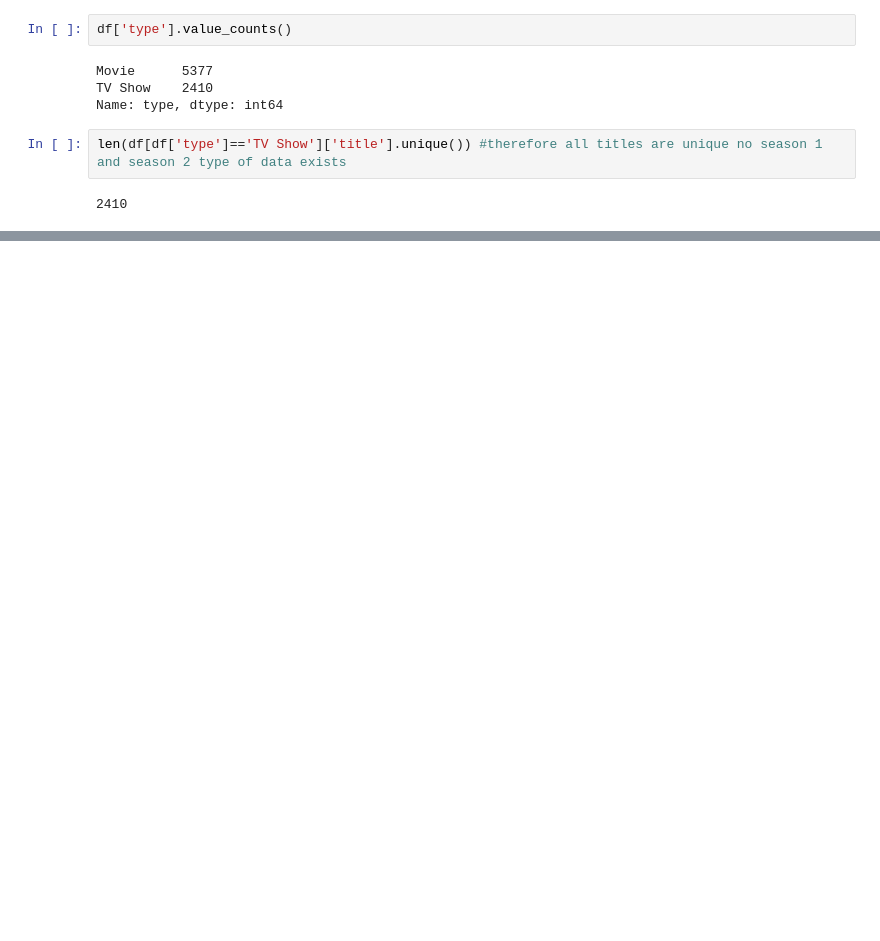
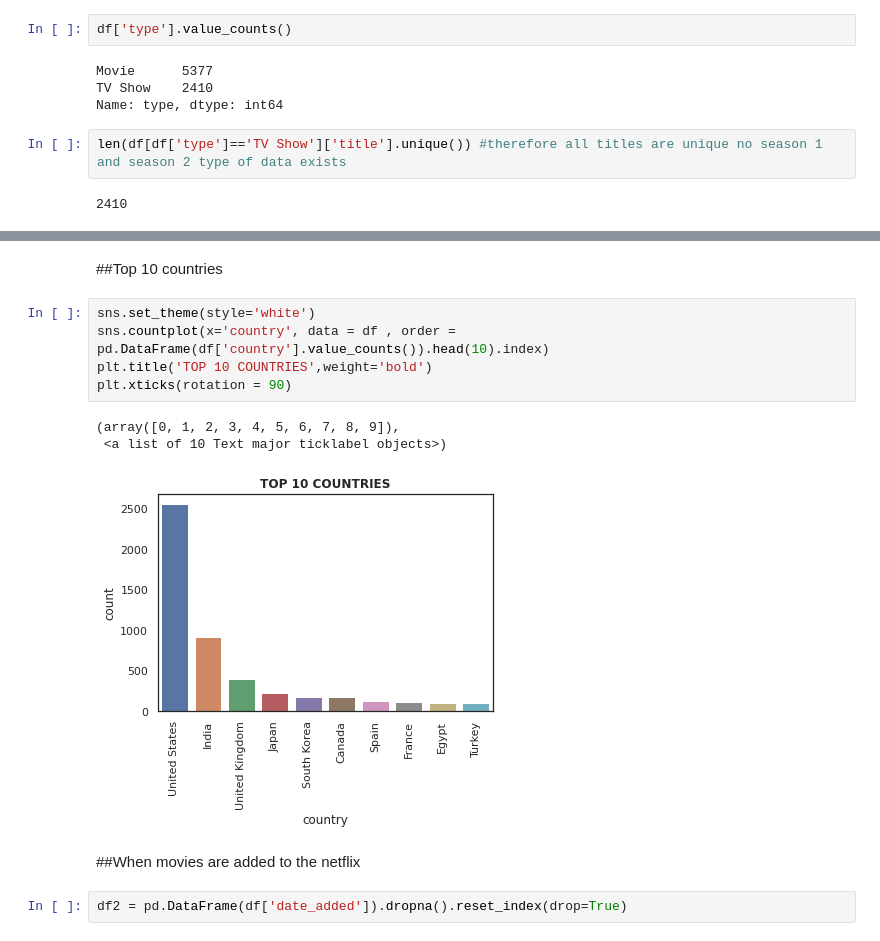
Before and after one commit to issatyajit/Netflix-recommender-system, a Jupyter notebook: NETFLIX_MOVIES_AND_TV_SHOWS_CLUSTERING.ipynb, the cells around one changed output, grey strips where cells are left out. Saved outputs shown, nothing was run; the diff lists cells and outputs as text; blank space fills up the shorter version.

```diff
--- a/NETFLIX_MOVIES_AND_TV_SHOWS_CLUSTERING.ipynb
+++ b/NETFLIX_MOVIES_AND_TV_SHOWS_CLUSTERING.ipynb
@@ -89,0 +233,15 @@ df['director'].value
+# %% [markdown]
+##Top 10 countries
+# %%
+sns.set_theme(style='white')
+sns.countplot(x='country', data = df , order = pd.DataFrame(df['country'].value_counts()).head(10).index)
+plt.title('TOP 10 COUNTRIES',weight='bold')
+plt.xticks(rotation = 90)
+# %% [output]
+(array([0, 1, 2, 3, 4, 5, 6, 7, 8, 9]),
+ <a list of 10 Text major ticklabel objects>)
+[figure, added]
+# %% [markdown]
+##When movies are added to the netflix
+# %%
+df2 = pd.DataFrame(df['date_added']).dropna().reset_index(drop=True)
```
Also changed, not shown: parts of 112 cells of this notebook.
